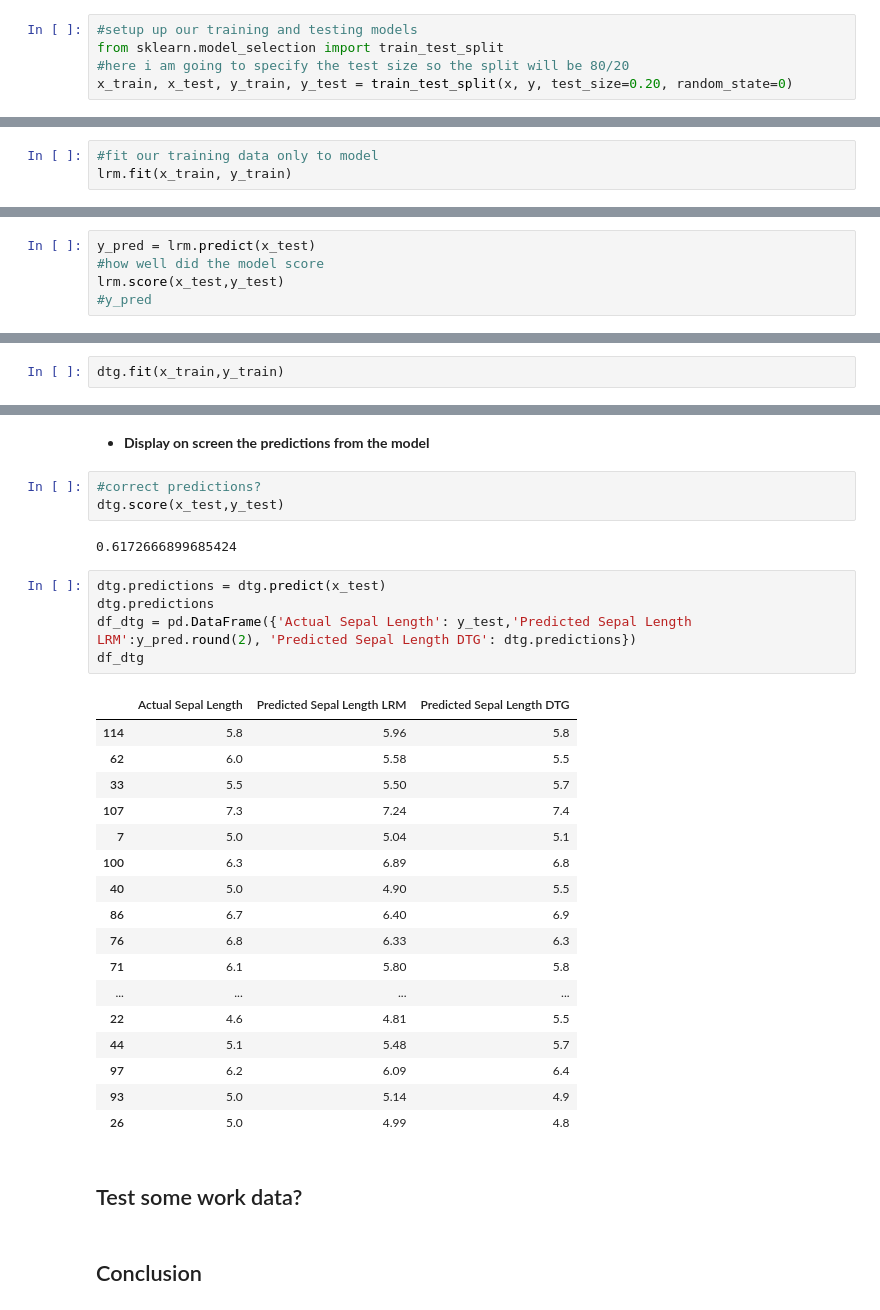
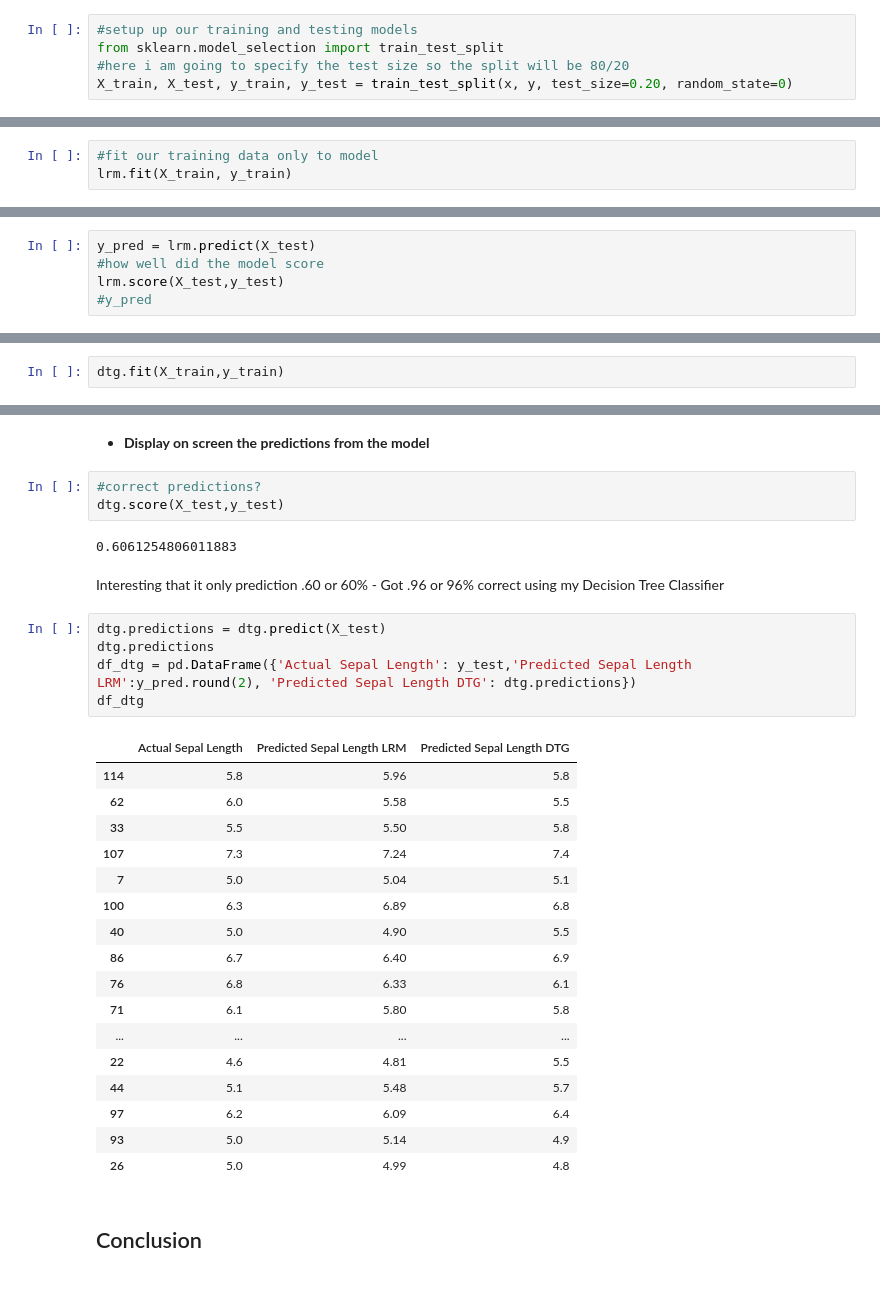
Before and after one commit to brendantipp/gmit_mls_2021, a Jupyter notebook: scikit-learn.ipynb, the cells around one changed output, grey strips where cells are left out. Drawn from its saved outputs; the diff is of its cells as text.

Commit message:
last minute added scaler data and rejigged

```diff
--- a/scikit-learn.ipynb
+++ b/scikit-learn.ipynb
@@ -613,12 +667,12 @@ lrm.score(x,y)
 #setup up our training and testing models
 from sklearn.model_selection import train_test_split
 #here i am going to specify the test size so the split will be 80/20
-x_train, x_test, y_train, y_test = train_test_split(x, y, test_size=0.20, random_state=0)
+X_train, X_test, y_train, y_test = train_test_split(x, y, test_size=0.20, random_state=0)
 # %% [markdown]
 - __Fit our training set to the model__
 # %%
 #fit our training data only to model
-lrm.fit(x_train, y_train)
+lrm.fit(X_train, y_train)
 # %% [output]
 LinearRegression()
 # %% [markdown]
@@ -635,8 +689,8 @@ coeff_df
 # %% [markdown]
 - __Making some predictions using our model__
 # %%
-y_pred = lrm.predict(x_test)
+y_pred = lrm.predict(X_test)
 #how well did the model score
-lrm.score(x_test,y_test)
+lrm.score(X_test,y_test)
 #y_pred
 # %% [output]
@@ -689,32 +743,34 @@ dtg = tree.DecisionTreeRegressor()
 # %% [markdown]
 - __Fit my data to my model using my inputs and outputs which were defined already__
 # %%
-dtg.fit(x_train,y_train)
+dtg.fit(X_train,y_train)
 # %% [output]
 DecisionTreeRegressor()
 # %% [markdown]
 - __Display on screen the predictions from the model__
 # %%
 #correct predictions?
-dtg.score(x_test,y_test)
+dtg.score(X_test,y_test)
 # %% [output]
-0.6172666899685424
+0.6061254806011883
+# %% [markdown]
+Interesting that it only prediction .60 or 60% - Got .96 or 96% correct using my Decision Tree Classifier
 # %%
-dtg.predictions = dtg.predict(x_test)
+dtg.predictions = dtg.predict(X_test)
 dtg.predictions
 df_dtg = pd.DataFrame({'Actual Sepal Length': y_test,'Predicted Sepal Length LRM':y_pred.round(2), 'Predicted Sepal Length DTG': dtg.predictions})
 df_dtg
 # %% [output]
 |  | Actual Sepal Length | Predicted Sepal Length LRM | Predicted Sepal Length DTG |
 | 114 | 5.8 | 5.96 | 5.8 |
 | 62 | 6.0 | 5.58 | 5.5 |
-| 33 | 5.5 | 5.50 | 5.7 |
+| 33 | 5.5 | 5.50 | 5.8 |
 | 107 | 7.3 | 7.24 | 7.4 |
 | 7 | 5.0 | 5.04 | 5.1 |
 | 100 | 6.3 | 6.89 | 6.8 |
 | 40 | 5.0 | 4.90 | 5.5 |
 | 86 | 6.7 | 6.40 | 6.9 |
-| 76 | 6.8 | 6.33 | 6.3 |
+| 76 | 6.8 | 6.33 | 6.1 |
 | 71 | 6.1 | 5.80 | 5.8 |
 | ... | ... | ... | ... |
 | 22 | 4.6 | 4.81 | 5.5 |
@@ -722,7 +778,5 @@ df_dtg
 | 97 | 6.2 | 6.09 | 6.4 |
 | 93 | 5.0 | 5.14 | 4.9 |
 | 26 | 5.0 | 4.99 | 4.8 |
-# %% [markdown]
-## Test some work data?
 # %% [markdown]
 ## Conclusion
```
Also changed, not shown: parts of 47 cells of this notebook.
